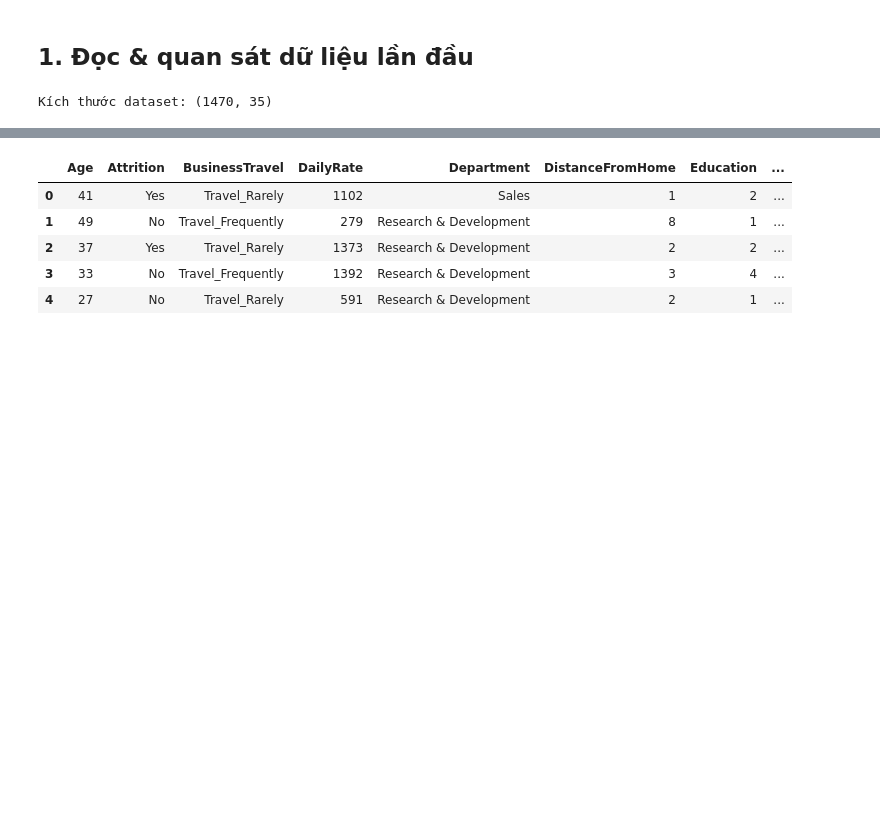
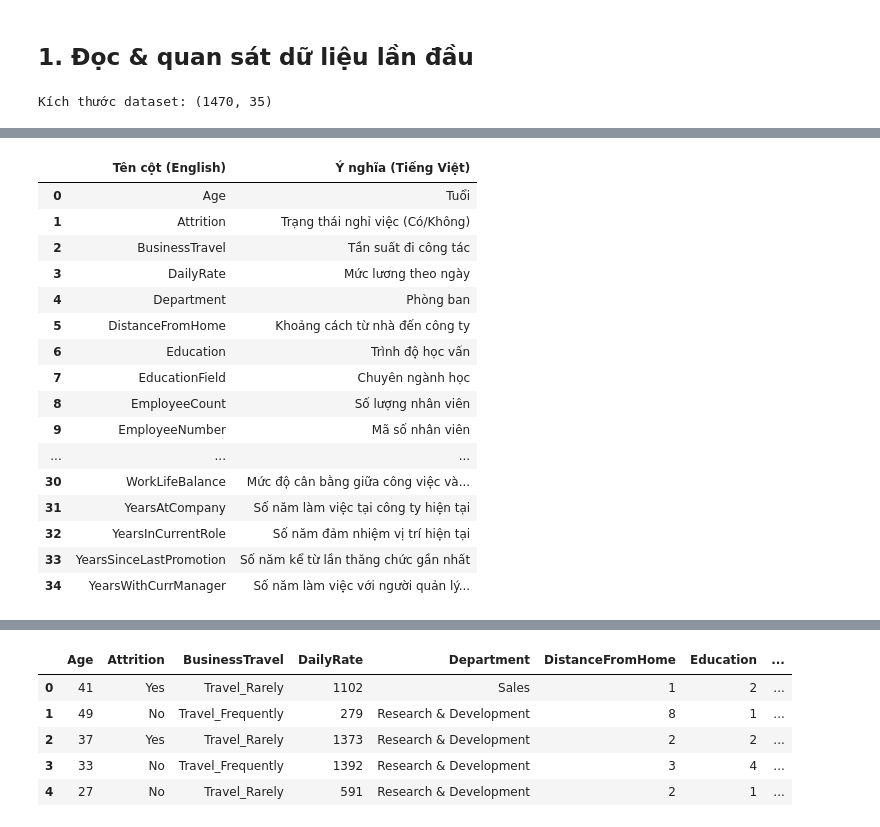
Before and after one commit to MinhQuyHang/employee-attrition-prediction, a Jupyter notebook: notebooks/01_eda_preprocessing.ipynb, the cells around one changed output, grey strips where cells are left out. Drawn from its saved outputs; the diff is of its cells as text; code cells hidden in the pictures; blank space fills up the shorter version.

```diff
--- a/notebooks/01_eda_preprocessing.ipynb
+++ b/notebooks/01_eda_preprocessing.ipynb
@@ -51,3 +50,66 @@ memory usage: 402.1 KB
+# %%
+# Tạo danh sách đối chiếu ý nghĩa các cột
+column_meaning = {
+    'Age': 'Tuổi',
+    'Attrition': 'Trạng thái nghỉ việc (Có/Không)',
+    'BusinessTravel': 'Tần suất đi công tác',
+    'DailyRate': 'Mức lương theo ngày',
+    'Department': 'Phòng ban',
+    'DistanceFromHome': 'Khoảng cách từ nhà đến công ty',
+    'Education': 'Trình độ học vấn',
+    'EducationField': 'Chuyên ngành học',
+    'EmployeeCount': 'Số lượng nhân viên',
+    'EmployeeNumber': 'Mã số nhân viên',
+    'EnvironmentSatisfaction': 'Độ hài lòng về môi trường làm việc',
+    'Gender': 'Giới tính',
+    'HourlyRate': 'Mức lương theo giờ',
+    'JobInvolvement': 'Mức độ tham gia/tâm huyết với công việc',
+    'JobLevel': 'Cấp bậc công việc',
+    'JobRole': 'Vị trí/Vai trò công việc',
+    'JobSatisfaction': 'Độ hài lòng với công việc',
+    'MaritalStatus': 'Tình trạng hôn nhân',
+    'MonthlyIncome': 'Thu nhập hàng tháng',
+    'MonthlyRate': 'Mức lương hàng tháng',
+    'NumCompaniesWorked': 'Số lượng công ty đã từng làm việc',
+    'Over18': 'Trên 18 tuổi',
+    'OverTime': 'Có làm thêm giờ hay không',
+    'PercentSalaryHike': 'Tỷ lệ phần trăm tăng lương',
+    'PerformanceRating': 'Điểm đánh giá hiệu suất',
+    'RelationshipSatisfaction': 'Độ hài lòng về mối quan hệ (với đồng nghiệp/cấp trên)',
+    'StandardHours': 'Số giờ làm việc tiêu chuẩn',
+    'StockOptionLevel': 'Mức độ nhận quyền chọn mua cổ phiếu',
+    'TotalWorkingYears': 'Tổng số năm kinh nghiệm làm việc',
+    'TrainingTimesLastYear': 'Số lần tham gia đào tạo trong năm ngoái',
+    'WorkLifeBalance': 'Mức độ cân bằng giữa công việc và cuộc sống',
+    'YearsAtCompany': 'Số năm làm việc tại công ty hiện tại',
+    'YearsInCurrentRole': 'Số năm đảm nhiệm vị trí hiện tại',
+    'YearsSinceLastPromotion': 'Số năm kể từ lần thăng chức gần nhất',
+    'YearsWithCurrManager': 'Số năm làm việc với người quản lý hiện tại'
+}
+
+# Tạo một DataFrame mới chỉ để hiển thị dạng bảng
+df_tu_dien = pd.DataFrame(list(column_meaning.items()), columns=['Tên cột (English)', 'Ý nghĩa (Tiếng Việt)'])
+
+# Hiển thị bảng đối chiếu
+display(df_tu_dien)
+# %% [output]
+|  | Tên cột (English) | Ý nghĩa (Tiếng Việt) |
+| 0 | Age | Tuổi |
+| 1 | Attrition | Trạng thái nghỉ việc (Có/Không) |
+| 2 | BusinessTravel | Tần suất đi công tác |
+| 3 | DailyRate | Mức lương theo ngày |
+| 4 | Department | Phòng ban |
+| 5 | DistanceFromHome | Khoảng cách từ nhà đến công ty |
+| 6 | Education | Trình độ học vấn |
+| 7 | EducationField | Chuyên ngành học |
+| 8 | EmployeeCount | Số lượng nhân viên |
+| 9 | EmployeeNumber | Mã số nhân viên |
+| ... | ... | ... |
+| 30 | WorkLifeBalance | Mức độ cân bằng giữa công việc và... |
+| 31 | YearsAtCompany | Số năm làm việc tại công ty hiện tại |
+| 32 | YearsInCurrentRole | Số năm đảm nhiệm vị trí hiện tại |
+| 33 | YearsSinceLastPromotion | Số năm kể từ lần thăng chức gần nhất |
+| 34 | YearsWithCurrManager | Số năm làm việc với người quản lý... |
 # %%
 df.describe()
 # %% [output]
```
Also changed, not shown: parts of 8 cells of this notebook, 10 other files.
